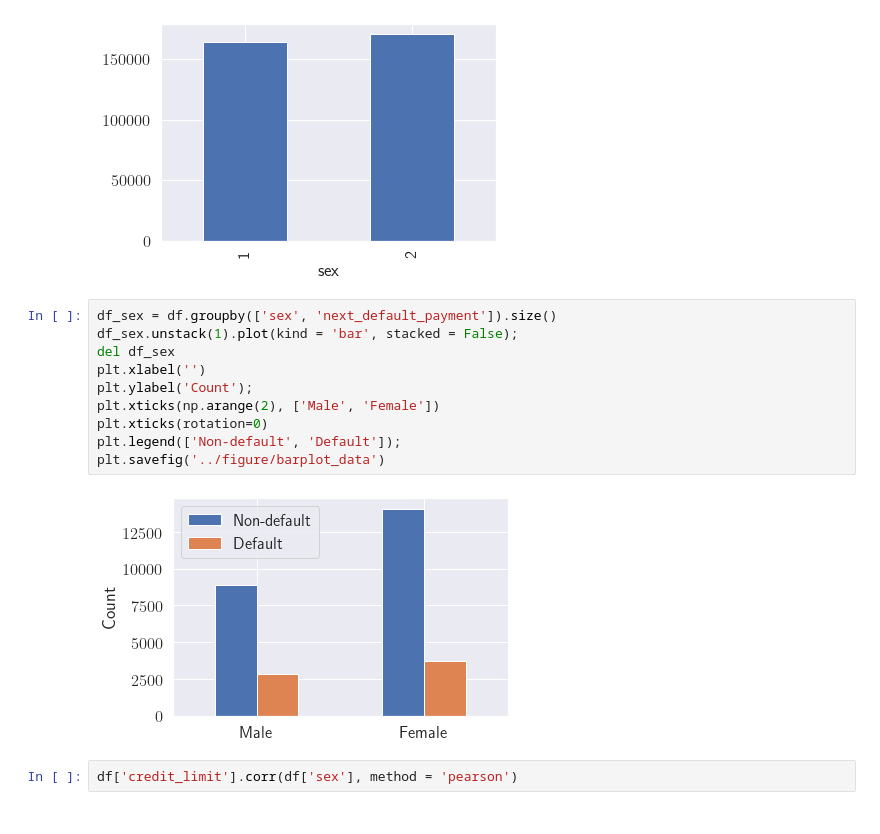
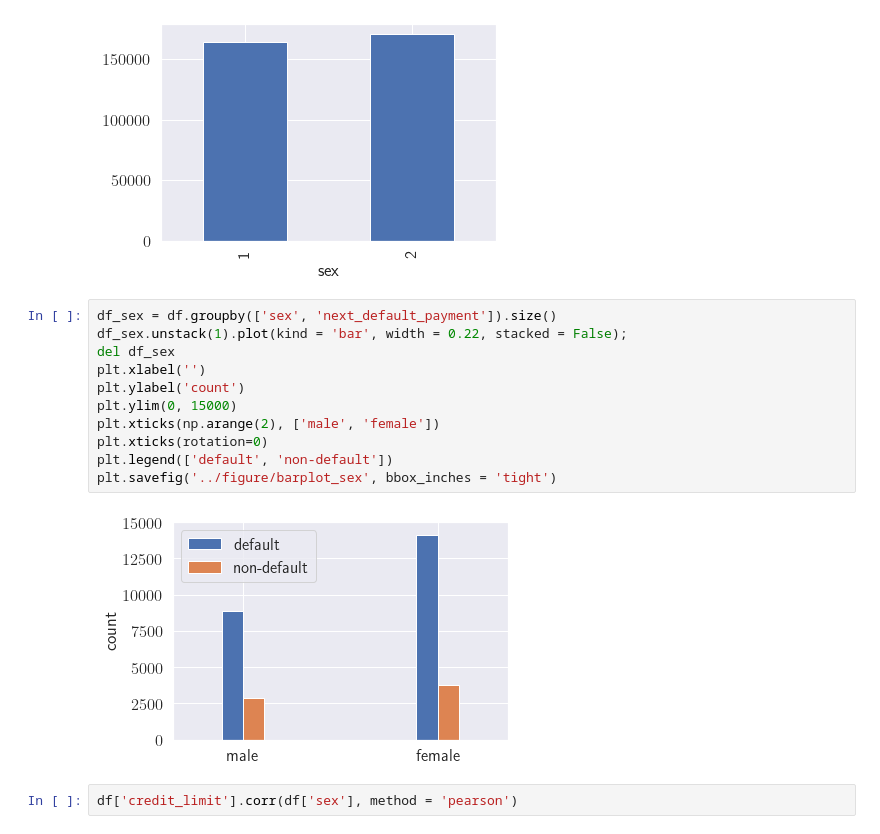
Before and after one commit to helnazsoltani/default-of-credit-card-clients, a Jupyter notebook: default-of-credit-card-clients.ipynb, the cells around one changed output. Saved outputs shown, nothing was run; the diff lists cells and outputs as text.

```diff
--- a/default-of-credit-card-clients.ipynb
+++ b/default-of-credit-card-clients.ipynb
@@ -530,16 +530,17 @@ df.groupby('sex')['credit_limit'].mean().plot(kind='bar');
 [figure]
 # %%
 df_sex = df.groupby(['sex', 'next_default_payment']).size()
-df_sex.unstack(1).plot(kind = 'bar', stacked = False);
+df_sex.unstack(1).plot(kind = 'bar', width = 0.22, stacked = False);
 del df_sex
 plt.xlabel('')
-plt.ylabel('Count');
-plt.xticks(np.arange(2), ['Male', 'Female'])
+plt.ylabel('count')
+plt.ylim(0, 15000)
+plt.xticks(np.arange(2), ['male', 'female'])
 plt.xticks(rotation=0)
-plt.legend(['Non-default', 'Default']);
-plt.savefig('../figure/barplot_data')
+plt.legend(['default', 'non-default'])
+plt.savefig('../figure/barplot_sex', bbox_inches = 'tight')
 # %% [output]
-[figure, old version]
+[figure, new version]
 # %%
 df['credit_limit'].corr(df['sex'], method = 'pearson')
 # %% [output]
```
Also changed, not shown: parts of 32 cells of this notebook, 1 other file.
